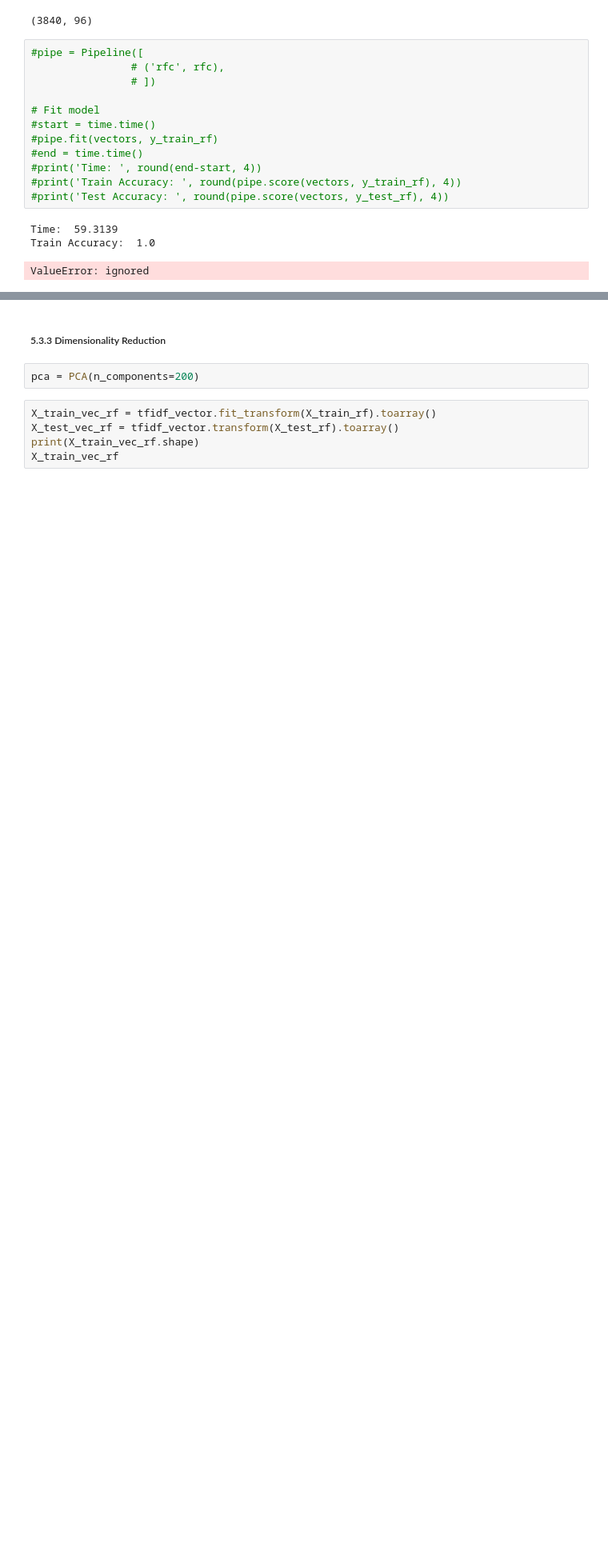
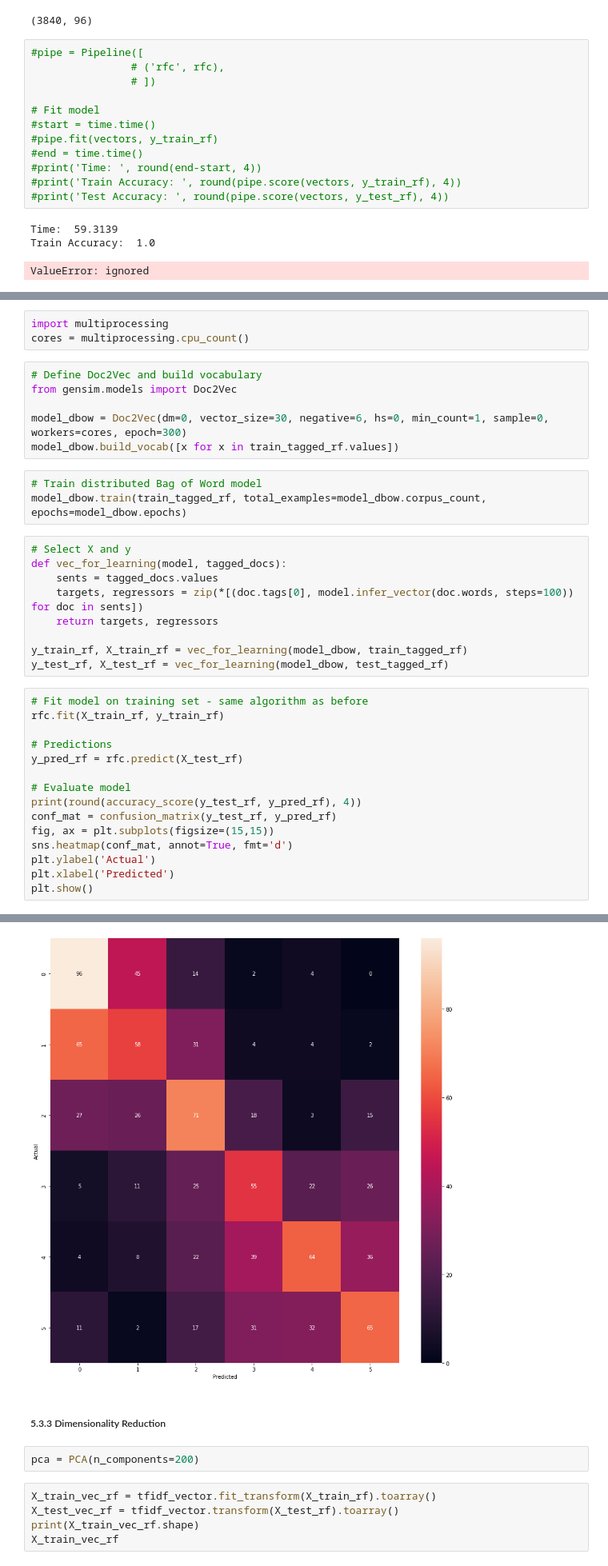
Before and after one commit to chadi-aebi/DMML2021_Rolex, a Jupyter notebook: code/Notebook_Rolex.ipynb, the cells around one changed output, grey strips where cells are left out. Shown: that part at 80% size. Drawn from its saved outputs; the diff is of its cells as text; blank space fills up the shorter version.

Commit message:
Used lemmatization & started with word-embedding

```diff
--- a/code/Notebook_Rolex.ipynb
+++ b/code/Notebook_Rolex.ipynb
@@ -431,0 +446,37 @@ ValueError: ignored
+# %%
+import multiprocessing
+cores = multiprocessing.cpu_count()
+# %%
+# Define Doc2Vec and build vocabulary
+from gensim.models import Doc2Vec
+
+model_dbow = Doc2Vec(dm=0, vector_size=30, negative=6, hs=0, min_count=1, sample=0, workers=cores, epoch=300)
+model_dbow.build_vocab([x for x in train_tagged_rf.values])
+# %%
+# Train distributed Bag of Word model
+model_dbow.train(train_tagged_rf, total_examples=model_dbow.corpus_count, epochs=model_dbow.epochs)
+# %%
+# Select X and y
+def vec_for_learning(model, tagged_docs):
+    sents = tagged_docs.values
+    targets, regressors = zip(*[(doc.tags[0], model.infer_vector(doc.words, steps=100)) for doc in sents])
+    return targets, regressors
+
+y_train_rf, X_train_rf = vec_for_learning(model_dbow, train_tagged_rf)
+y_test_rf, X_test_rf = vec_for_learning(model_dbow, test_tagged_rf)
+# %%
+# Fit model on training set - same algorithm as before
+rfc.fit(X_train_rf, y_train_rf)
+
+# Predictions
+y_pred_rf = rfc.predict(X_test_rf)
+
+# Evaluate model
+print(round(accuracy_score(y_test_rf, y_pred_rf), 4))
+conf_mat = confusion_matrix(y_test_rf, y_pred_rf)
+fig, ax = plt.subplots(figsize=(15,15))
+sns.heatmap(conf_mat, annot=True, fmt='d')
+plt.ylabel('Actual')
+plt.xlabel('Predicted')
+plt.show()
+# %% [output]
@@ -432,3 +484,4 @@ ValueError: ignored
+[figure, added]
 # %% [markdown]
 <h5> 5.3.3 Dimensionality Reduction
 # %%
```
Also changed, not shown: parts of 20 cells of this notebook.
